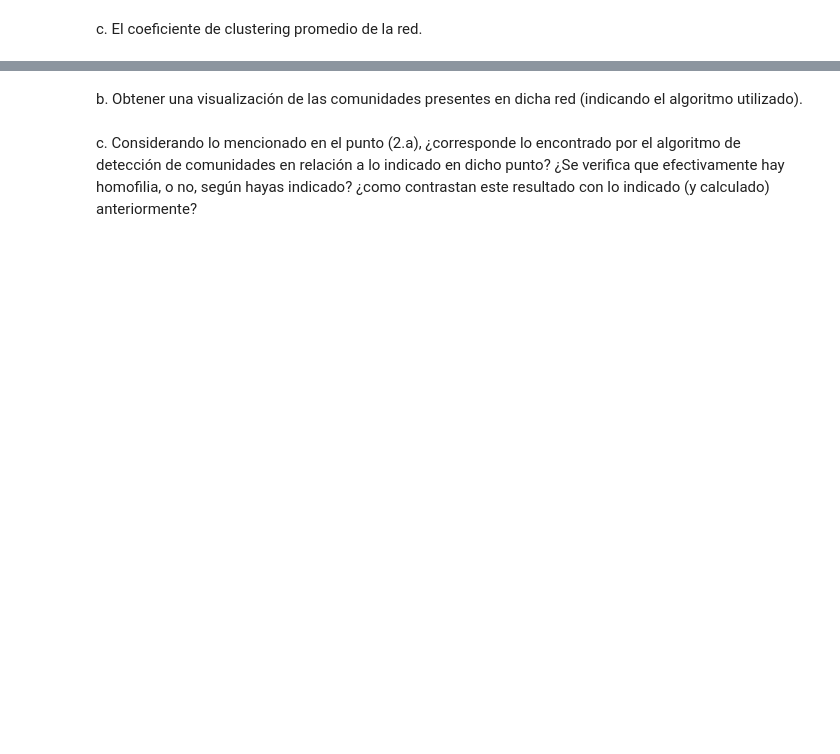
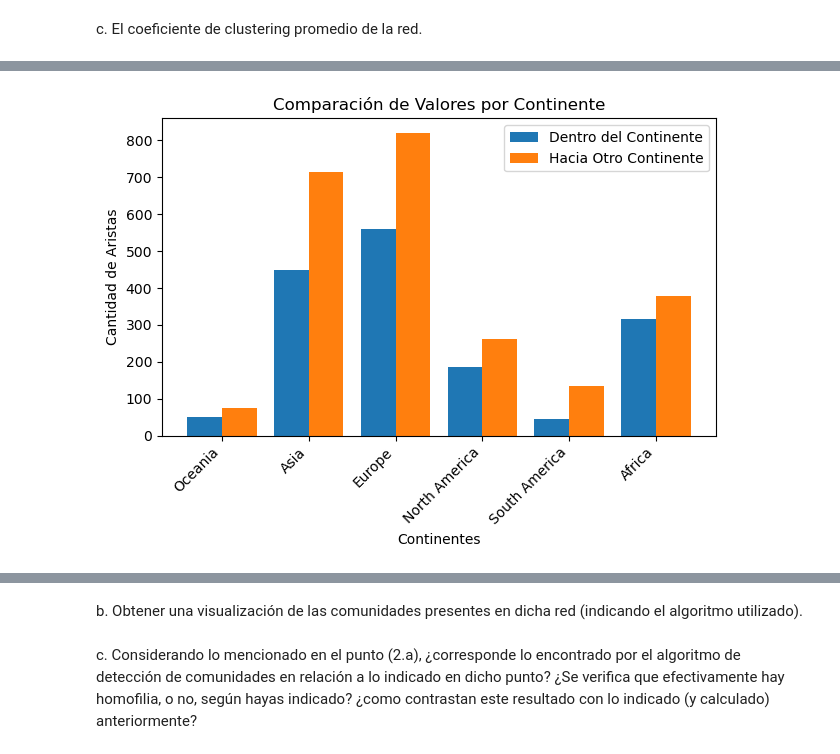
Before and after one commit to mateocapon/teoria-de-algoritmos2-tp1, a Jupyter notebook: TP1-104258.ipynb, the cells around one changed output, grey strips where cells are left out. Saved outputs shown, nothing was run; the diff lists cells and outputs as text; code cells hidden in the pictures; blank space fills up the shorter version.

```diff
--- a/TP1-104258.ipynb
+++ b/TP1-104258.ipynb
@@ -147,0 +193,41 @@ La probabilidad estimada de p_i es:
+# %%
+from collections import defaultdict
+
+node_attributes = df_nodes_merged.set_index("NAME_EN").to_dict("index")
+nx.set_node_attributes(G, node_attributes)
+
+same_continent_edges = defaultdict(int)
+different_continent_edges = defaultdict(int)
+for u, v in G.edges():
+    u_cont = G.nodes[u]["CONTINENT"]
+    v_cont = G.nodes[v]["CONTINENT"]
+    if u_cont == v_cont:
+        same_continent_edges[u_cont] += 1
+    else:
+        # cuento dos veces la misma arista. Una en el origen y otra en el destino.
+        different_continent_edges[u_cont] += 1
+        different_continent_edges[v_cont] += 1
+# %%
+import matplotlib.pyplot as plt
+
+conts = list(same_continent_edges.keys())
+
+hight_same = [same_continent_edges[cont] for cont in conts]
+hight_diff = [different_continent_edges[cont] for cont in conts]
+
+pos = range(len(conts))
+width = 0.4
+
+plt.bar([p - width / 2 for p in pos], hight_same, width, label='Dentro del Continente')
+plt.bar([p + width / 2 for p in pos], hight_diff, width, label='Hacia Otro Continente')
+
+plt.xlabel('Continentes')
+plt.ylabel('Cantidad de Aristas')
+
+plt.xticks(pos, conts, rotation=45, ha='right')
+plt.legend()
+plt.title('Comparación de Valores por Continente')
+plt.tight_layout()
+plt.show()
+# %% [output]
+[figure, added]
```
Also changed, not shown: parts of 14 cells of this notebook.
